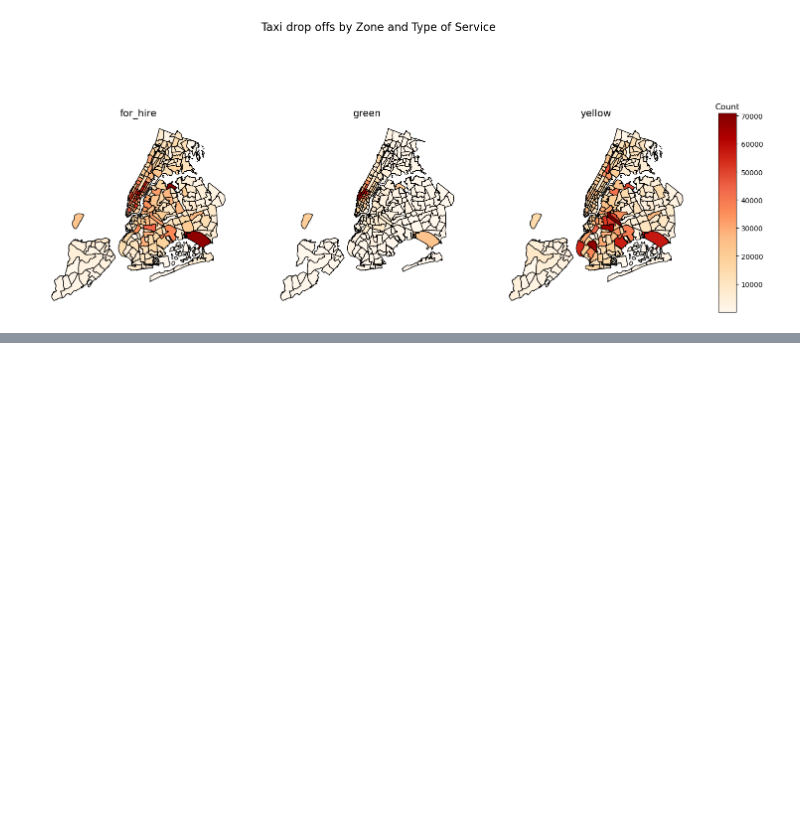
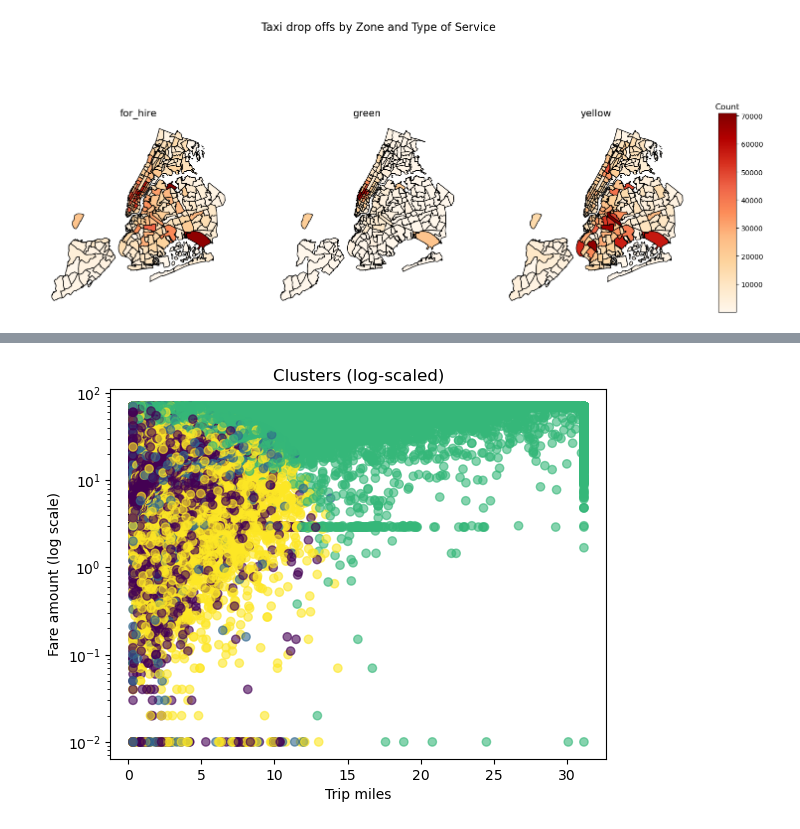
Before and after one commit to DAcoder17/MachineLearning1, a Jupyter notebook: TLC/EDA.ipynb, the cells around one changed output, grey strips where cells are left out. Cells and saved outputs as stored; diff of their text form; code cells hidden in the pictures; blank space fills up the shorter version.

```diff
--- a/TLC/EDA.ipynb
+++ b/TLC/EDA.ipynb
@@ -605,0 +519,22 @@ plt.show()
+# %%
+df_prueba = df[(df["fare_amount"] > 0) & (df["fare_amount"] < 500)]
+# %%
+q99 = df_prueba["fare_amount"].quantile(0.99)
+df_prueba = df_prueba[df_prueba["fare_amount"] < q99]
+# %%
+X = df_prueba[features].fillna(0)
+
+scaler = StandardScaler()
+X_scaled = scaler.fit_transform(X)
+# %%
+kmeans = KMeans(n_clusters=4, random_state=42)
+df_prueba["cluster"] = kmeans.fit_predict(X_scaled)
+# %%
+plt.scatter(df_prueba["trip_miles"], df_prueba["fare_amount"], c= df_prueba["cluster"], cmap="viridis", alpha=0.6)
+plt.yscale("log")
+plt.xlabel("Trip miles")
+plt.ylabel("Fare amount (log scale)")
+plt.title("Clusters (log-scaled)")
+plt.show()
+# %% [output]
+[figure, added]
```
Also changed, not shown: parts of 12 cells of this notebook.
